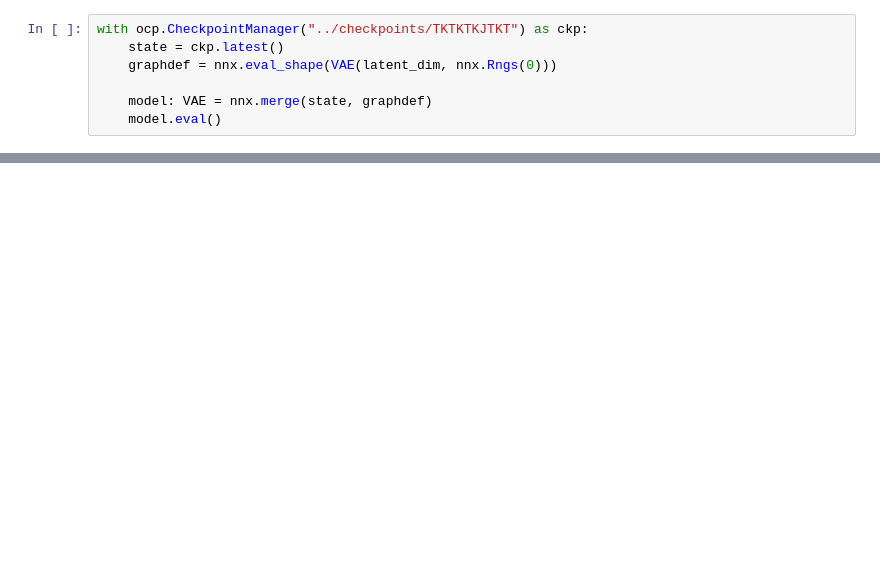
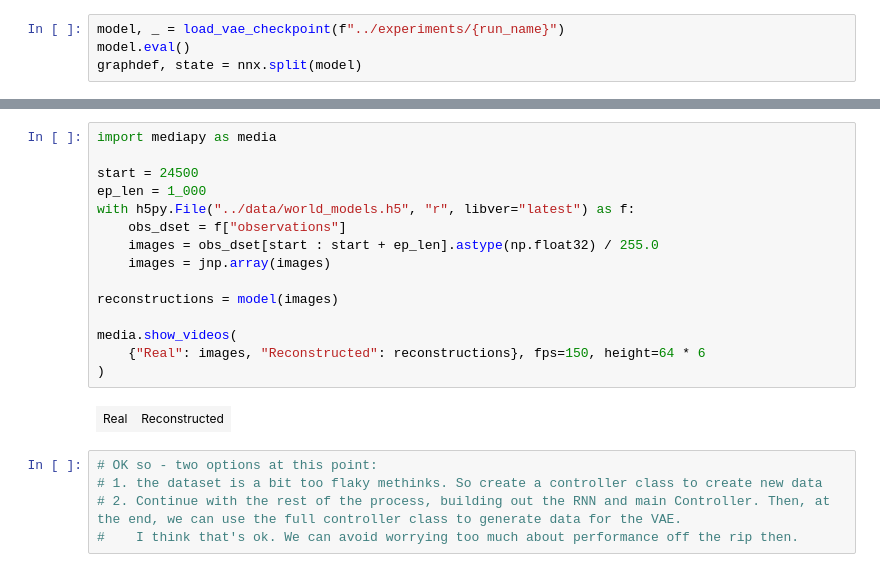
Before and after one commit to foty-hub/world_models_paper, a Jupyter notebook: notebooks/label_vae_stats.ipynb, the cells around one changed output, grey strips where cells are left out. Saved outputs shown, nothing was run; the diff lists cells and outputs as text; blank space fills up the shorter version.

```diff
--- a/notebooks/label_vae_stats.ipynb
+++ b/notebooks/label_vae_stats.ipynb
@@ -13,7 +15,4 @@ batch_size = 256
 # %%
-with ocp.CheckpointManager("../checkpoints/TKTKTKJTKT") as ckp:
-    state = ckp.latest()
-    graphdef = nnx.eval_shape(VAE(latent_dim, nnx.Rngs(0)))
-
-    model: VAE = nnx.merge(state, graphdef)
-    model.eval()
+model, _ = load_vae_checkpoint(f"../experiments/{run_name}")
+model.eval()
+graphdef, state = nnx.split(model)
@@ -63,0 +68,22 @@ with h5py.File("../data/world_models.h5", "r") as f:
+# %%
+import mediapy as media
+
+start = 24500
+ep_len = 1_000
+with h5py.File("../data/world_models.h5", "r", libver="latest") as f:
+    obs_dset = f["observations"]
+    images = obs_dset[start : start + ep_len].astype(np.float32) / 255.0
+    images = jnp.array(images)
+
+reconstructions = model(images)
+
+media.show_videos(
+    {"Real": images, "Reconstructed": reconstructions}, fps=150, height=64 * 6
+)
+# %% [output]
+| Real | Reconstructed |
+# %%
+# OK so - two options at this point:
+# 1. the dataset is a bit too flaky methinks. So create a controller class to create new data
+# 2. Continue with the rest of the process, building out the RNN and main Controller. Then, at the end, we can use the full controller class to generate data for the VAE.
+#    I think that's ok. We can avoid worrying too much about performance off the rip then.
```
Also changed, not shown: parts of 5 cells of this notebook.
